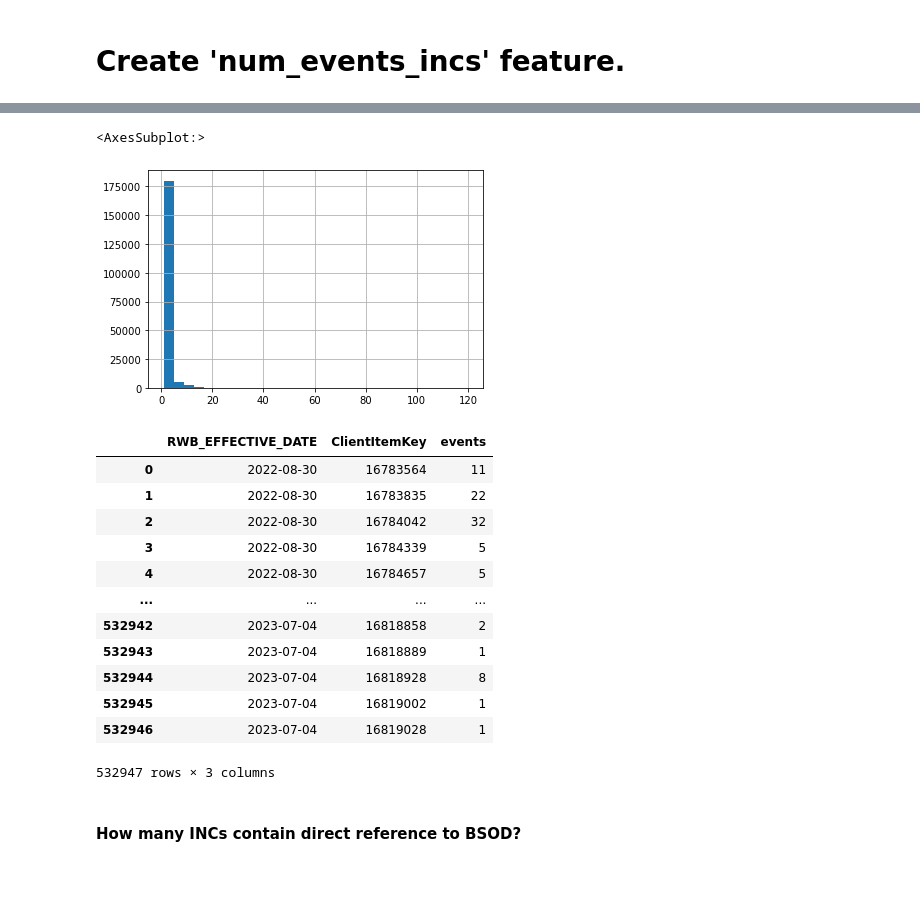
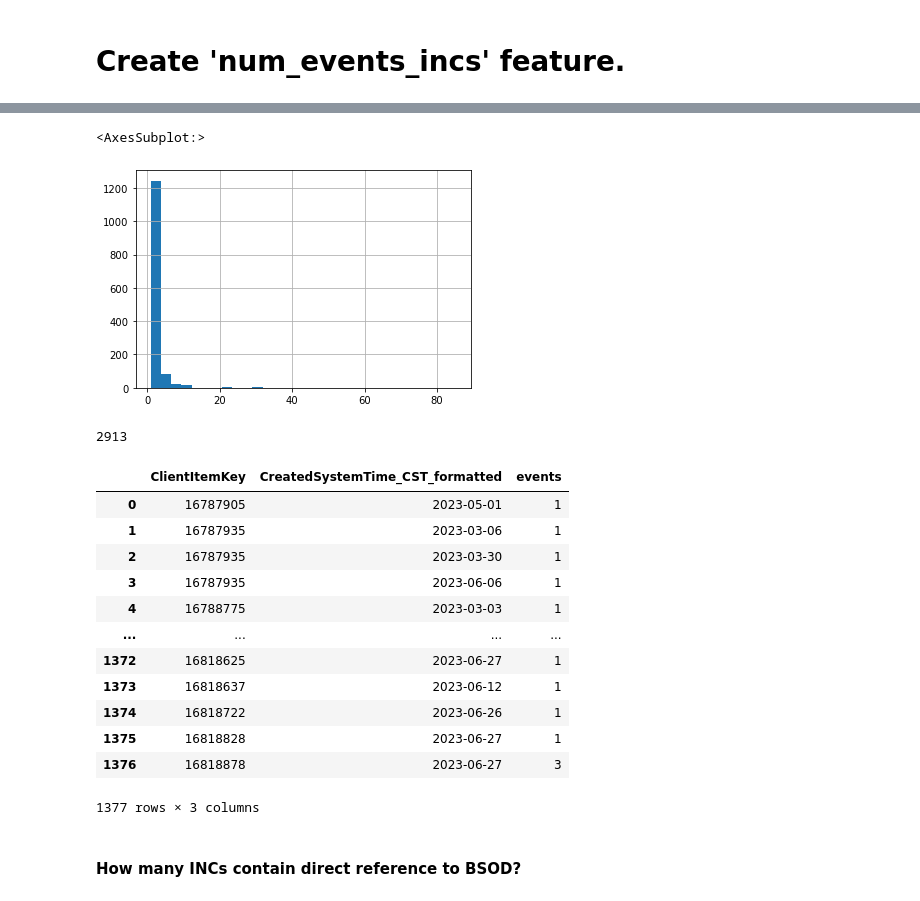
Before and after one commit to redgerly-umich/capstone_ff, a Jupyter notebook: DataCleaning/combine_4_error_types.ipynb, the cells around one changed output, grey strips where cells are left out. Saved outputs shown, nothing was run; the diff lists cells and outputs as text; code cells hidden in the pictures.

Commit message:
Finished section for 'num_events_inc.pq'

```diff
--- a/DataCleaning/combine_4_error_types.ipynb
+++ b/DataCleaning/combine_4_error_types.ipynb
@@ -532,0 +521,10 @@ num_events
+# %%
+# 'opened_at_formatted' was wiped for all events (rows) after an INC was filed on same day
+# in the join machines + events + incs section. If no value exists for any events
+# after an INC was filed, subsetting with .notnull() should give us what we need.
+
+num_events_inc = df[
+    (df['error_type'] != 'Boot') &
+    (df['opened_at_formatted'].notnull())
+].groupby(['ClientItemKey', 'CreatedSystemTime_CST_formatted']).agg('size').reset_index().rename(columns={0:'events'})
+num_events_inc
@@ -533,24 +560,26 @@ num_events
 # %%
-num_events['events'].hist(bins=30)
+num_events_inc['events'].hist(bins=30)
 # %% [output]
 <AxesSubplot:>
-[figure, old version]
+[figure, new version]
 # %%
-check_this_df = pd.read_parquet('../do_not_commit/Datasets/num_events.pq')
+check_this_df = pd.read_parquet('../do_not_commit/FeatureDatasets/num_events_inc.pq')
+print(check_this_df['events'].sum())
 check_this_df
 # %% [output]
+2913
-|  | RWB_EFFECTIVE_DATE | ClientItemKey | events |
-| 0 | 2022-08-30 | 16783564 | 11 |
-| 1 | 2022-08-30 | 16783835 | 22 |
-| 2 | 2022-08-30 | 16784042 | 32 |
-| 3 | 2022-08-30 | 16784339 | 5 |
-| 4 | 2022-08-30 | 16784657 | 5 |
+|  | ClientItemKey | CreatedSystemTime_CST_formatted | events |
+| 0 | 16787905 | 2023-05-01 | 1 |
+| 1 | 16787935 | 2023-03-06 | 1 |
+| 2 | 16787935 | 2023-03-30 | 1 |
+| 3 | 16787935 | 2023-06-06 | 1 |
+| 4 | 16788775 | 2023-03-03 | 1 |
 | ... | ... | ... | ... |
-| 532942 | 2023-07-04 | 16818858 | 2 |
-| 532943 | 2023-07-04 | 16818889 | 1 |
-| 532944 | 2023-07-04 | 16818928 | 8 |
-| 532945 | 2023-07-04 | 16819002 | 1 |
-| 532946 | 2023-07-04 | 16819028 | 1 |
+| 1372 | 16818625 | 2023-06-27 | 1 |
+| 1373 | 16818637 | 2023-06-12 | 1 |
+| 1374 | 16818722 | 2023-06-26 | 1 |
+| 1375 | 16818828 | 2023-06-27 | 1 |
+| 1376 | 16818878 | 2023-06-27 | 3 |
-532947 rows × 3 columns
+1377 rows × 3 columns
 # %%
 # Export the result to parquet and save to blob storage.
```
Also changed, not shown: parts of 8 cells of this notebook.
